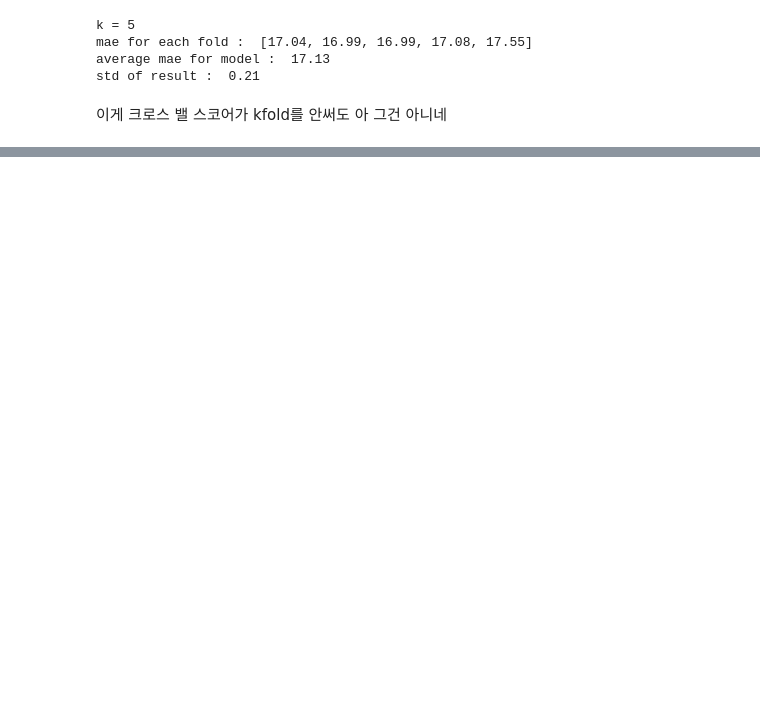
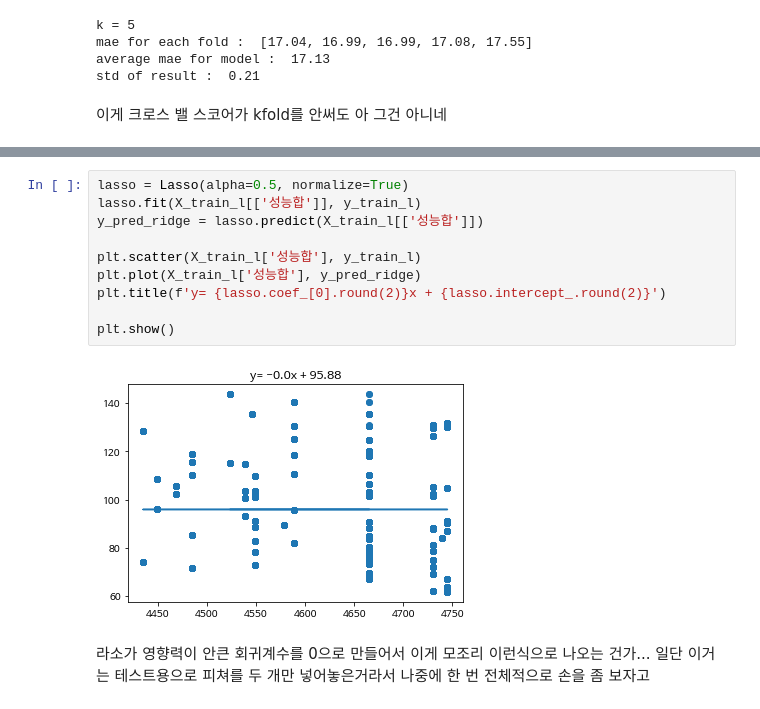
Before and after one commit to ORCT/ds-section2-project, a Jupyter notebook: Modeling.ipynb, the cells around one changed output, grey strips where cells are left out. Saved outputs shown, nothing was run; the diff lists cells and outputs as text; blank space fills up the shorter version.

```diff
--- a/Modeling.ipynb
+++ b/Modeling.ipynb
@@ -355,0 +383,14 @@ std of result :  0.3
+# %%
+lasso = Lasso(alpha=0.5, normalize=True)
+lasso.fit(X_train_l[['성능합']], y_train_l)
+y_pred_ridge = lasso.predict(X_train_l[['성능합']])
+
+plt.scatter(X_train_l['성능합'], y_train_l)
+plt.plot(X_train_l['성능합'], y_pred_ridge)
+plt.title(f'y= {lasso.coef_[0].round(2)}x + {lasso.intercept_.round(2)}')
+
+plt.show()
+# %% [output]
+[figure, added]
+# %% [markdown]
+라소가 영향력이 안큰 회귀계수를 0으로 만들어서 이게 모조리 이런식으로 나오는 건가... 일단 이거는 테스트용으로 피쳐를 두 개만 넣어놓은거라서 나중에 한 번 전체적으로 손을 좀 보자고
```
Also changed, not shown: parts of 17 cells of this notebook.
